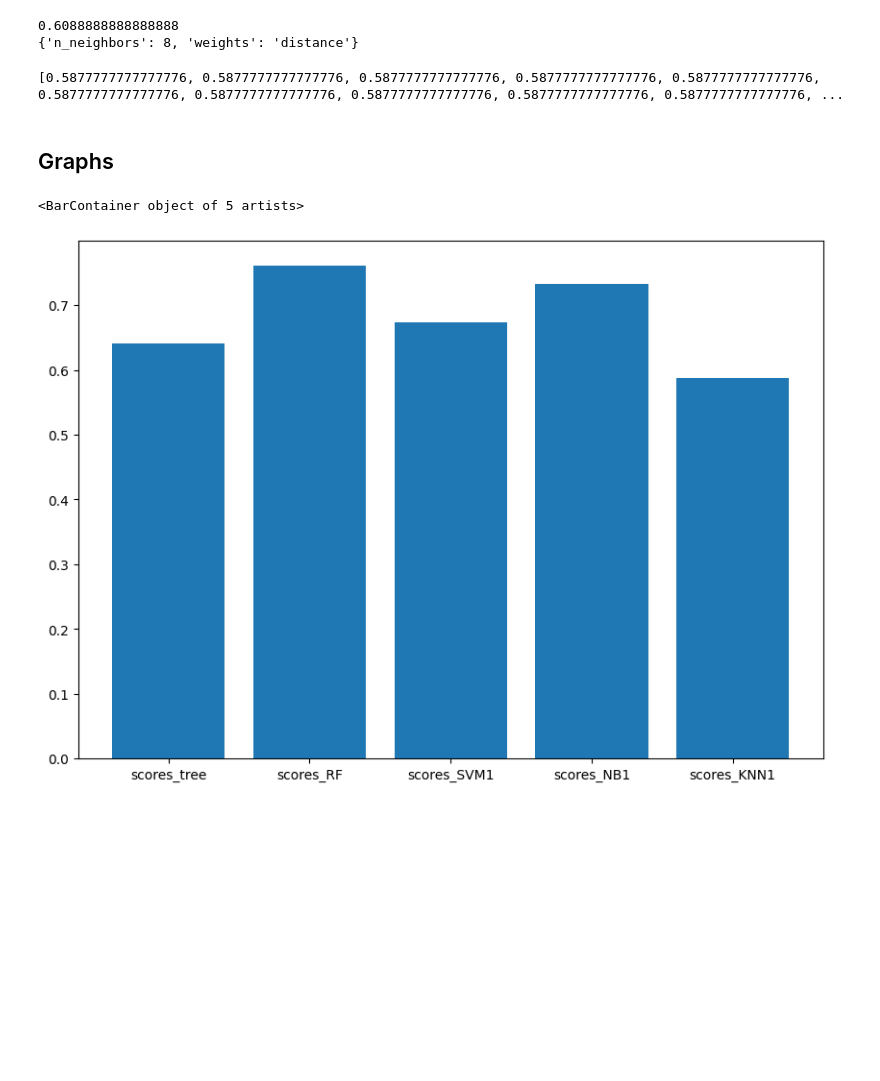
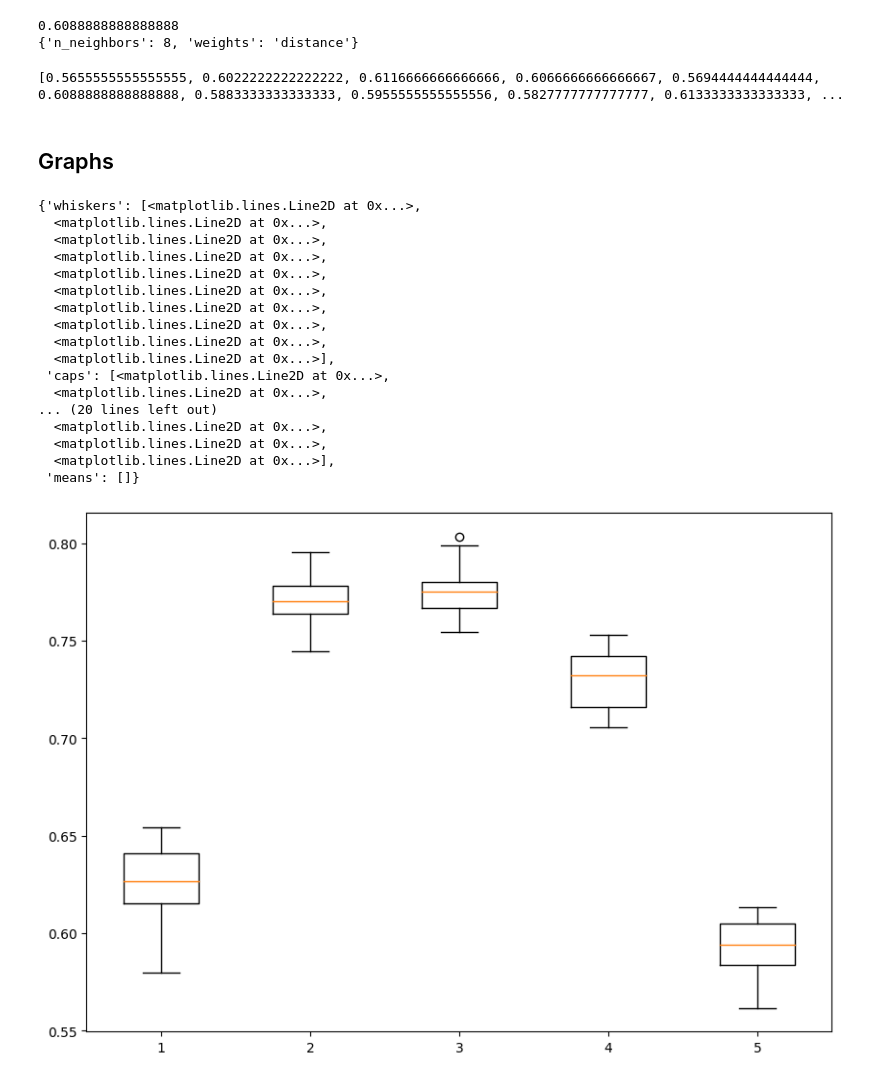
Before and after one commit to pettepiero/proglie, a Jupyter notebook: graphs.ipynb, the cells around one changed output. Drawn from its saved outputs; the diff is of its cells as text; code cells hidden in the pictures; blank space fills up the shorter version.

Commit message:
updated graphs

```diff
--- a/graphs.ipynb
+++ b/graphs.ipynb
@@ -121,6 +128,12 @@ GridSearchCV(cv=5, estimator=RandomForestClassifier(), n_jobs=5,
 RAN_FOR = []
 
 for i in range(20):
+    # shuffling the dataframe
+    df = df.sample(frac=1).reset_index()
+    df = df.iloc[:, 1:17]   # needed to eliminate the old indexes column
+    # separating y from x and eliminating specimen number variable
+    X = df.iloc[:, 2:16]
+    y = df.iloc[:, 0]
     clf_RF1 = cross_validate(RandomForestClassifier(n_estimators = 700, criterion = "entropy", max_features= 5), X, y, cv=5, scoring = "balanced_accuracy", n_jobs = 5)
     scores_RF = np.mean(clf_RF1["test_score"])
     RAN_FOR.append(scores_RF)
@@ -202,8 +200,17 @@ GridSearchCV(cv=5,
 
 SVM = []
 
+pipe = Pipeline([('scaling', StandardScaler()),
+                 ('SVM', svm.SVC( C= 10000.0, decision_function_shape = "ovo", degree = 2, gamma = 0.01, kernel = "sigmoid"))])
+
 for i in range(20):
-    clf_SVM1 = cross_validate(svm.SVC(C = 10000.0, decision_function_shape = "ovo", degree = 2, gamma = 0.01, kernel = "sigmoid"), X, y, cv=5, scoring = "balanced_accuracy")
+    # shuffling the dataframe
+    df = df.sample(frac=1).reset_index()
+    df = df.iloc[:, 1:17]   # needed to eliminate the old indexes column
+    # separating y from x and eliminating specimen number variable
+    X = df.iloc[:, 2:16]
+    y = df.iloc[:, 0]
+    clf_SVM1 = cross_validate(pipe, X, y, cv=5, scoring = "balanced_accuracy")
     scores_SVM1 = np.mean(clf_SVM1["test_score"])
     SVM.append(scores_SVM1)
 
@@ -229,6 +236,12 @@ y = df.iloc[:, 0]
 NB = []
 
 for i in range(20):
+    # shuffling the dataframe
+    df = df.sample(frac=1).reset_index()
+    df = df.iloc[:, 1:17]   # needed to eliminate the old indexes column
+    # separating y from x and eliminating specimen number variable
+    X = df.iloc[:, 2:16]
+    y = df.iloc[:, 0]
     effect_NB_cv = cross_validate(GaussianNB(), X, y, cv= 5, scoring='balanced_accuracy')
     scores_NB1 = np.mean(effect_NB_cv["test_score"])
     NB.append(scores_NB1)
@@ -301,31 +314,47 @@ GridSearchCV(cv=5, estimator=KNeighborsClassifier(), n_jobs=5,
 KNN = []
 
 for i in range(20):
+    # shuffling the dataframe
+    df = df.sample(frac=1).reset_index()
+    df = df.iloc[:, 1:17]   # needed to eliminate the old indexes column
+    # separating y from x and eliminating specimen number variable
+    X = df.iloc[:, 2:16]
+    y = df.iloc[:, 0]
     clf_KNN1 = cross_validate(KNeighborsClassifier( n_neighbors = 8, weights = "distance"), X, y, cv=5, scoring = "balanced_accuracy", n_jobs = 5)
     scores_KNN1 = np.mean(clf_KNN1["test_score"])
     KNN.append(scores_KNN1)
 print(KNN)
 # %% [output]
-[0.5877777777777776, 0.5877777777777776, 0.5877777777777776, 0.5877777777777776, 0.5877777777777776, 0.5877777777777776, 0.5877777777777776, 0.5877777777777776, 0.5877777777777776, 0.5877777777777776, ...
+[0.5655555555555555, 0.6022222222222222, 0.6116666666666666, 0.6066666666666667, 0.5694444444444444, 0.6088888888888888, 0.5883333333333333, 0.5955555555555556, 0.5827777777777777, 0.6133333333333333, ...
 # %% [markdown]
 ## Graphs
 # %%
 import matplotlib.pyplot as plt
 
 fig = plt.figure(figsize =(10, 7), edgecolor= "blue")
 
+scores_from_loop = [TREE, RAN_FOR, SVM, NB, KNN]
+
 # Creating plot
-# plt.boxplot(RF)
+plt.boxplot(scores_from_loop)
 # show plot
-# plt.show()
-
-all_scores = {'scores_tree': 0.6411, 'scores_RF': 0.7611, 'scores_SVM1': 0.6733, 'scores_NB1':0.7333, 'scores_KNN1':0.5877}
-scores = list(all_scores.keys())
-values = list(all_scores.values())
-
-#all_scores = ['scores_tree', 'scores_RF', 'scores_SVM1', 'scores_NB1', 'scores_KNN1']
-plt.bar(scores, values)
 plt.show()
 # %% [output]
-<BarContainer object of 5 artists>
+{'whiskers': [<matplotlib.lines.Line2D at 0x...>,
+  <matplotlib.lines.Line2D at 0x...>,
+  <matplotlib.lines.Line2D at 0x...>,
+  <matplotlib.lines.Line2D at 0x...>,
+  <matplotlib.lines.Line2D at 0x...>,
+  <matplotlib.lines.Line2D at 0x...>,
+  <matplotlib.lines.Line2D at 0x...>,
+  <matplotlib.lines.Line2D at 0x...>,
+  <matplotlib.lines.Line2D at 0x...>,
+  <matplotlib.lines.Line2D at 0x...>],
+ 'caps': [<matplotlib.lines.Line2D at 0x...>,
+  <matplotlib.lines.Line2D at 0x...>,
+... (20 lines left out)
+  <matplotlib.lines.Line2D at 0x...>,
+  <matplotlib.lines.Line2D at 0x...>,
+  <matplotlib.lines.Line2D at 0x...>],
+ 'means': []}
-[figure, old version]
+[figure, new version]
```
Also changed, not shown: parts of 7 cells of this notebook.
